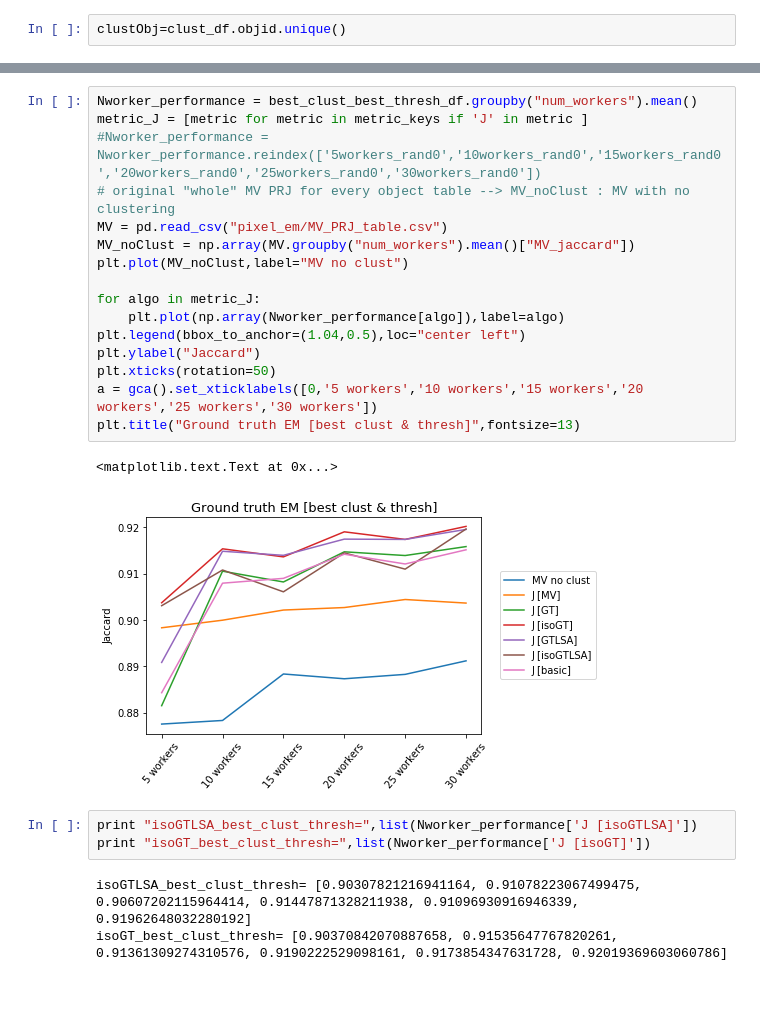
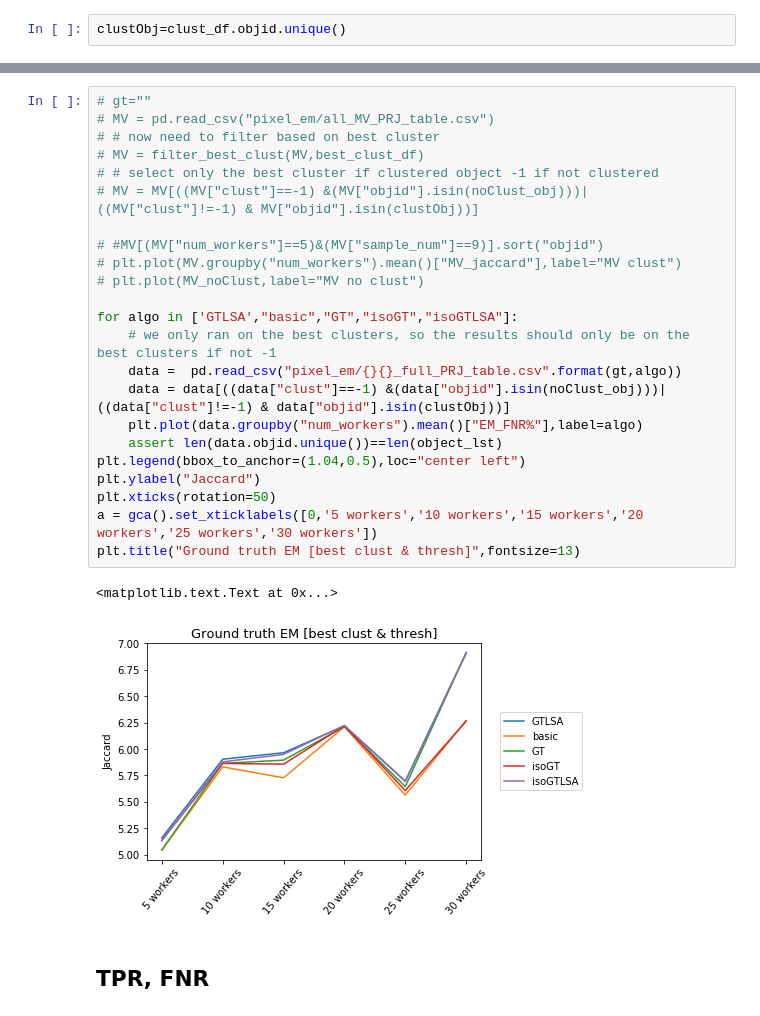
Before and after one commit to cognoscentai/segmentation, a Jupyter notebook: ipynb/CompleteDownstreamAnalysis.ipynb, the cells around one changed output, grey strips where cells are left out. Drawn from its saved outputs; the diff is of its cells as text.

```diff
--- a/ipynb/CompleteDownstreamAnalysis.ipynb
+++ b/ipynb/CompleteDownstreamAnalysis.ipynb
@@ -205,25 +127,28 @@ plt.title("Ground truth EM [best clust & thresh]",fontsize=13)
-# %%
-Nworker_performance = best_clust_best_thresh_df.groupby("num_workers").mean()
-metric_J = [metric for metric in metric_keys if 'J' in metric ]
-#Nworker_performance = Nworker_performance.reindex(['5workers_rand0','10workers_rand0','15workers_rand0','20workers_rand0','25workers_rand0','30workers_rand0'])
-# original "whole" MV PRJ for every object table --> MV_noClust : MV with no clustering
-MV = pd.read_csv("pixel_em/MV_PRJ_table.csv")
-MV_noClust = np.array(MV.groupby("num_workers").mean()["MV_jaccard"])
-plt.plot(MV_noClust,label="MV no clust")
-
-for algo in metric_J:
-    plt.plot(np.array(Nworker_performance[algo]),label=algo)
-plt.legend(bbox_to_anchor=(1.04,0.5),loc="center left")
-plt.ylabel("Jaccard")
-plt.xticks(rotation=50)
-a = gca().set_xticklabels([0,'5 workers','10 workers','15 workers','20 workers','25 workers','30 workers'])
-plt.title("Ground truth EM [best clust & thresh]",fontsize=13)
-# %% [output]
-<matplotlib.text.Text at 0x...>
-[figure, removed]
-# %%
-print "isoGTLSA_best_clust_thresh=",list(Nworker_performance['J [isoGTLSA]'])
-print "isoGT_best_clust_thresh=",list(Nworker_performance['J [isoGT]'])
-# %% [output]
-isoGTLSA_best_clust_thresh= [0.90307821216941164, 0.91078223067499475, 0.90607202115964414, 0.91447871328211938, 0.91096930916946339, 0.91962648032280192]
-isoGT_best_clust_thresh= [0.90370842070887658, 0.91535647767820261, 0.91361309274310576, 0.9190222529098161, 0.9173854347631728, 0.92019369603060786]
+# %%
+# gt=""
+# MV = pd.read_csv("pixel_em/all_MV_PRJ_table.csv")
+# # now need to filter based on best cluster
+# MV = filter_best_clust(MV,best_clust_df)
+# # select only the best cluster if clustered object -1 if not clustered
+# MV = MV[((MV["clust"]==-1) &(MV["objid"].isin(noClust_obj)))| ((MV["clust"]!=-1) & MV["objid"].isin(clustObj))]
+
+# #MV[(MV["num_workers"]==5)&(MV["sample_num"]==9)].sort("objid")
+# plt.plot(MV.groupby("num_workers").mean()["MV_jaccard"],label="MV clust")
+# plt.plot(MV_noClust,label="MV no clust")
+
+for algo in ['GTLSA',"basic","GT","isoGT","isoGTLSA"]:
+    # we only ran on the best clusters, so the results should only be on the best clusters if not -1
+    data =  pd.read_csv("pixel_em/{}{}_full_PRJ_table.csv".format(gt,algo))
+    data = data[((data["clust"]==-1) &(data["objid"].isin(noClust_obj)))| ((data["clust"]!=-1) & data["objid"].isin(clustObj))]
+    plt.plot(data.groupby("num_workers").mean()["EM_FNR%"],label=algo)
+    assert len(data.objid.unique())==len(object_lst)
+plt.legend(bbox_to_anchor=(1.04,0.5),loc="center left")
+plt.ylabel("Jaccard")
+plt.xticks(rotation=50)
+a = gca().set_xticklabels([0,'5 workers','10 workers','15 workers','20 workers','25 workers','30 workers'])
+plt.title("Ground truth EM [best clust & thresh]",fontsize=13)
+# %% [output]
+<matplotlib.text.Text at 0x...>
+[figure, added]
+# %% [markdown]
+## TPR, FNR
```
Also changed, not shown: parts of 21 cells of this notebook, 2 other files.
